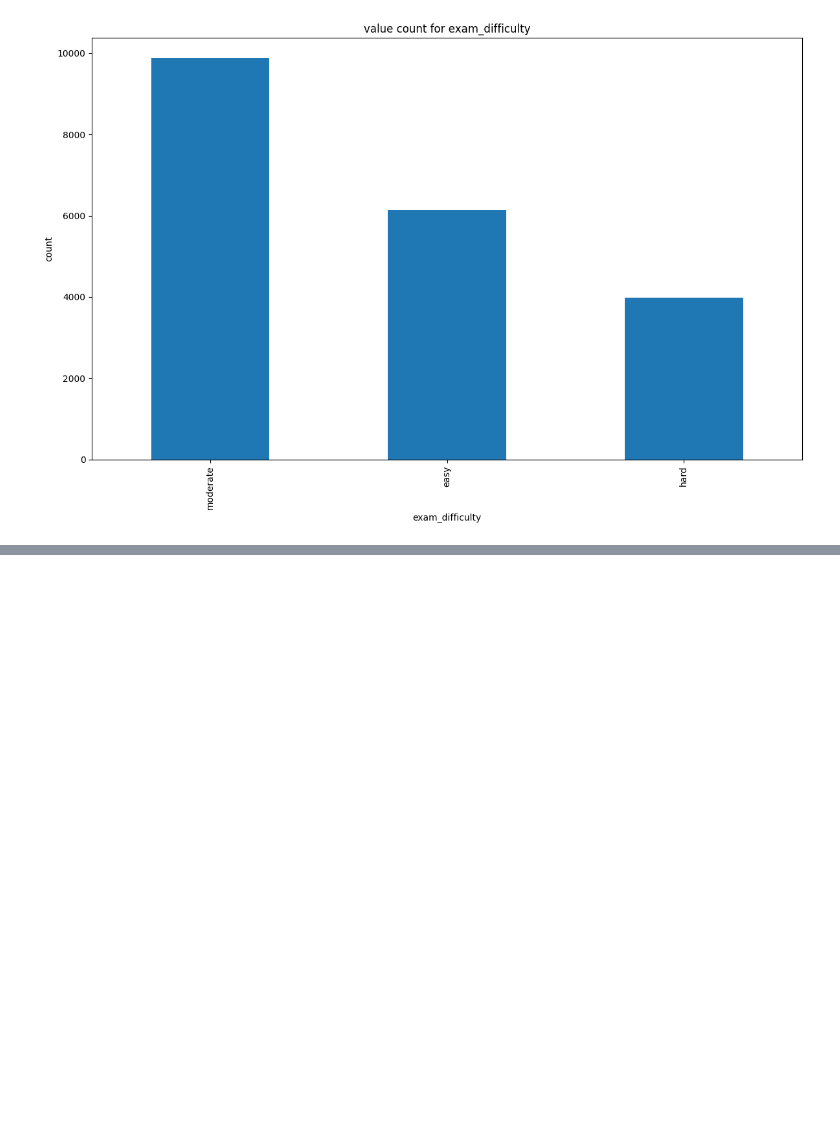
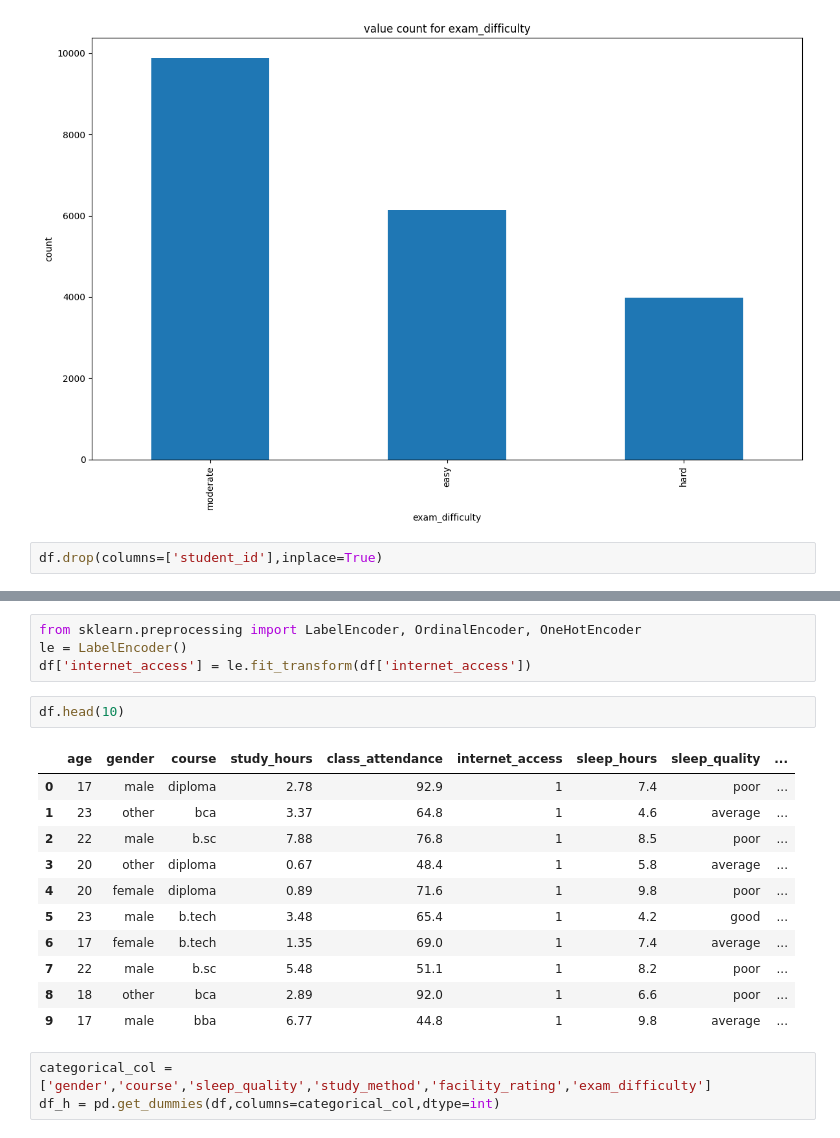
Before and after one commit to sonjoy1s/kaggle_project, a Jupyter notebook: Exam_Score_Prediction_Dataset.ipynb, the cells around one changed output, grey strips where cells are left out. Saved outputs shown, nothing was run; the diff lists cells and outputs as text; blank space fills up the shorter version.

```diff
--- a/Exam_Score_Prediction_Dataset.ipynb
+++ b/Exam_Score_Prediction_Dataset.ipynb
@@ -153,3 +153,5 @@ for c in categorical_cols:
 [figure]
 [figure]
 [figure]
+# %%
+df.drop(columns=['student_id'],inplace=True)
@@ -155,0 +167,21 @@ for c in categorical_cols:
+# %%
+from sklearn.preprocessing import LabelEncoder, OrdinalEncoder, OneHotEncoder
+le = LabelEncoder()
+df['internet_access'] = le.fit_transform(df['internet_access'])
+# %%
+df.head(10)
+# %% [output]
+|  | age | gender | course | study_hours | class_attendance | internet_access | sleep_hours | sleep_quality | ... |
+| 0 | 17 | male | diploma | 2.78 | 92.9 | 1 | 7.4 | poor | ... |
+| 1 | 23 | other | bca | 3.37 | 64.8 | 1 | 4.6 | average | ... |
+| 2 | 22 | male | b.sc | 7.88 | 76.8 | 1 | 8.5 | poor | ... |
+| 3 | 20 | other | diploma | 0.67 | 48.4 | 1 | 5.8 | average | ... |
+| 4 | 20 | female | diploma | 0.89 | 71.6 | 1 | 9.8 | poor | ... |
+| 5 | 23 | male | b.tech | 3.48 | 65.4 | 1 | 4.2 | good | ... |
+| 6 | 17 | female | b.tech | 1.35 | 69.0 | 1 | 7.4 | average | ... |
+| 7 | 22 | male | b.sc | 5.48 | 51.1 | 1 | 8.2 | poor | ... |
+| 8 | 18 | other | bca | 2.89 | 92.0 | 1 | 6.6 | poor | ... |
+| 9 | 17 | male | bba | 6.77 | 44.8 | 1 | 9.8 | average | ... |
+# %%
+categorical_col = ['gender','course','sleep_quality','study_method','facility_rating','exam_difficulty']
+df_h = pd.get_dummies(df,columns=categorical_col,dtype=int)
```
Also changed, not shown: parts of 2 cells of this notebook.
